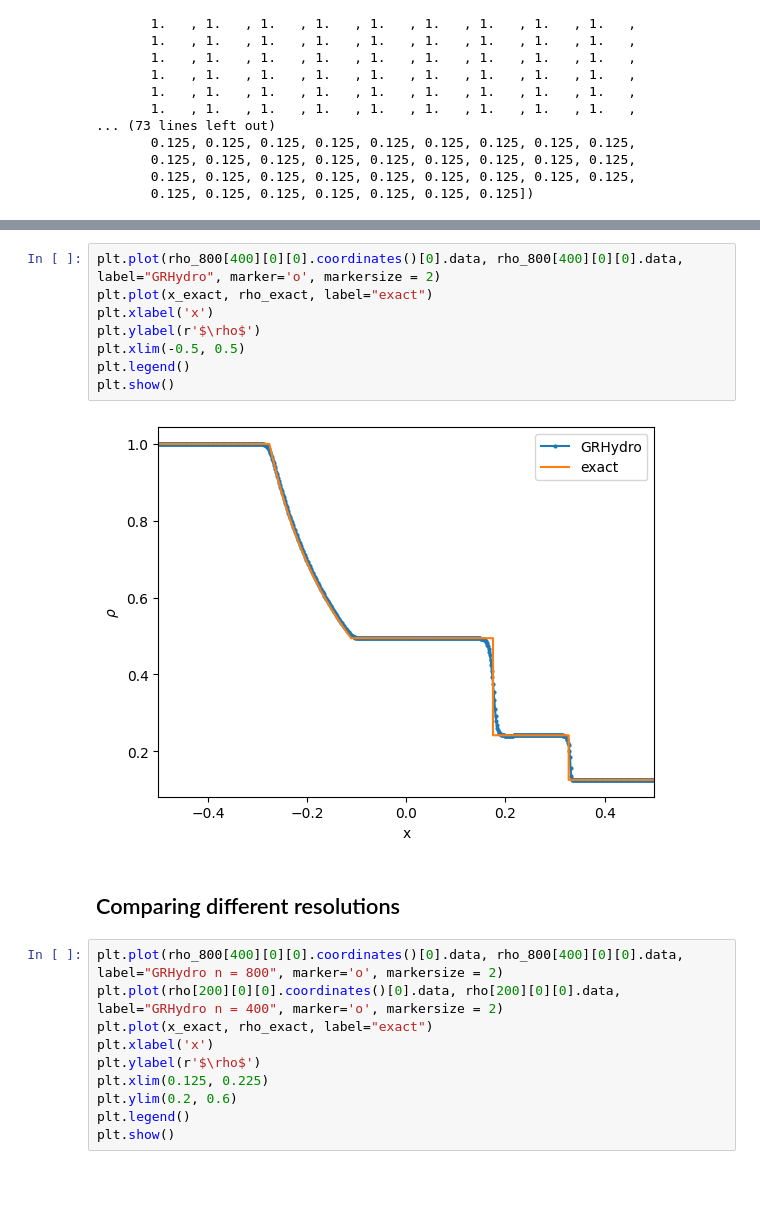
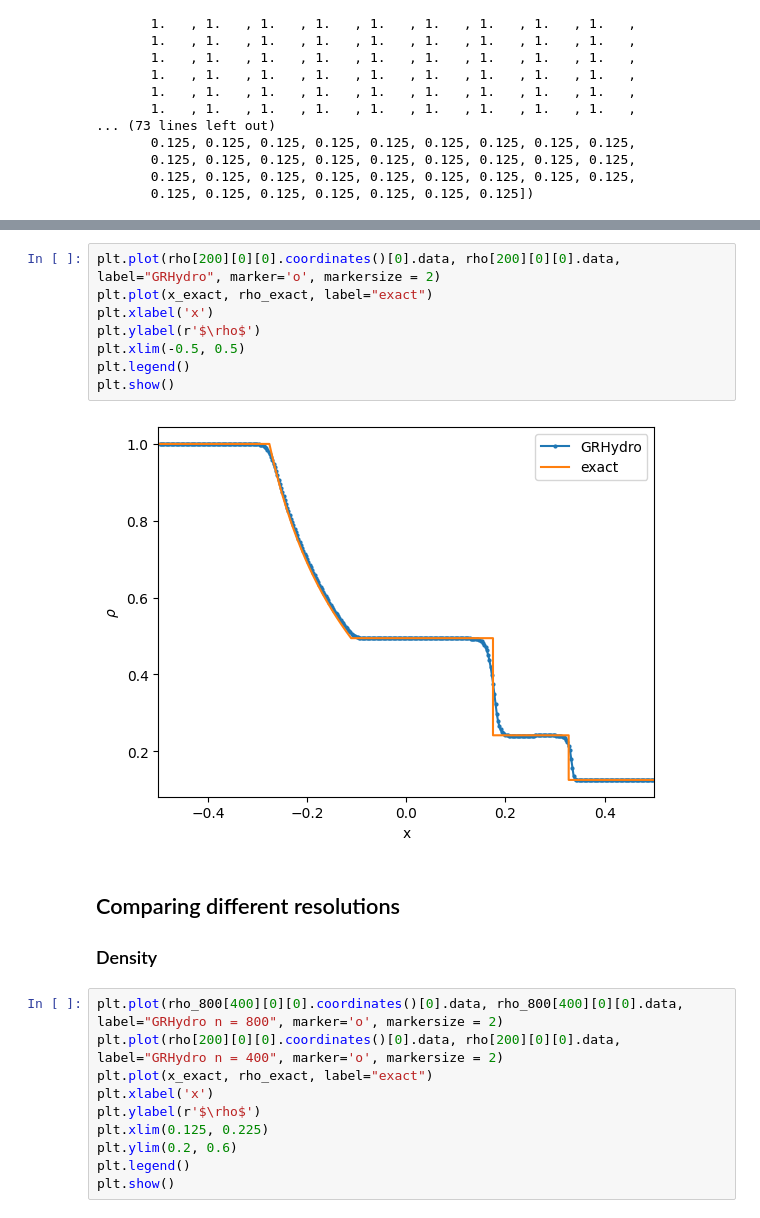
Before and after one commit to lisam10/numerical_relativity_2025, a Jupyter notebook: Einstein_Toolkit_Tutorials/ETK_1D_plots.ipynb, the cells around one changed output, grey strips where cells are left out. Saved outputs shown, nothing was run; the diff lists cells and outputs as text; blank space fills up the shorter version.

```diff
--- a/Einstein_Toolkit_Tutorials/ETK_1D_plots.ipynb
+++ b/Einstein_Toolkit_Tutorials/ETK_1D_plots.ipynb
@@ -156,15 +152,16 @@ array([-4.98750000e-01, -4.97500000e-01, -4.96250000e-01, -4.95000000e-01,
 # %%
-plt.plot(rho_800[400][0][0].coordinates()[0].data, rho_800[400][0][0].data, label="GRHydro", marker='o', markersize = 2)
+plt.plot(rho[200][0][0].coordinates()[0].data, rho[200][0][0].data, label="GRHydro", marker='o', markersize = 2)
 plt.plot(x_exact, rho_exact, label="exact")
 plt.xlabel('x')
 plt.ylabel(r'$\rho$')
 plt.xlim(-0.5, 0.5)
 plt.legend()
 plt.show()
 # %% [output]
-[figure, old version]
+[figure, new version]
 # %% [markdown]
 ## Comparing different resolutions
+### Density
 # %%
 plt.plot(rho_800[400][0][0].coordinates()[0].data, rho_800[400][0][0].data, label="GRHydro n = 800", marker='o', markersize = 2)
 plt.plot(rho[200][0][0].coordinates()[0].data, rho[200][0][0].data, label="GRHydro n = 400", marker='o', markersize = 2)
```
Also changed, not shown: parts of 12 cells of this notebook.
